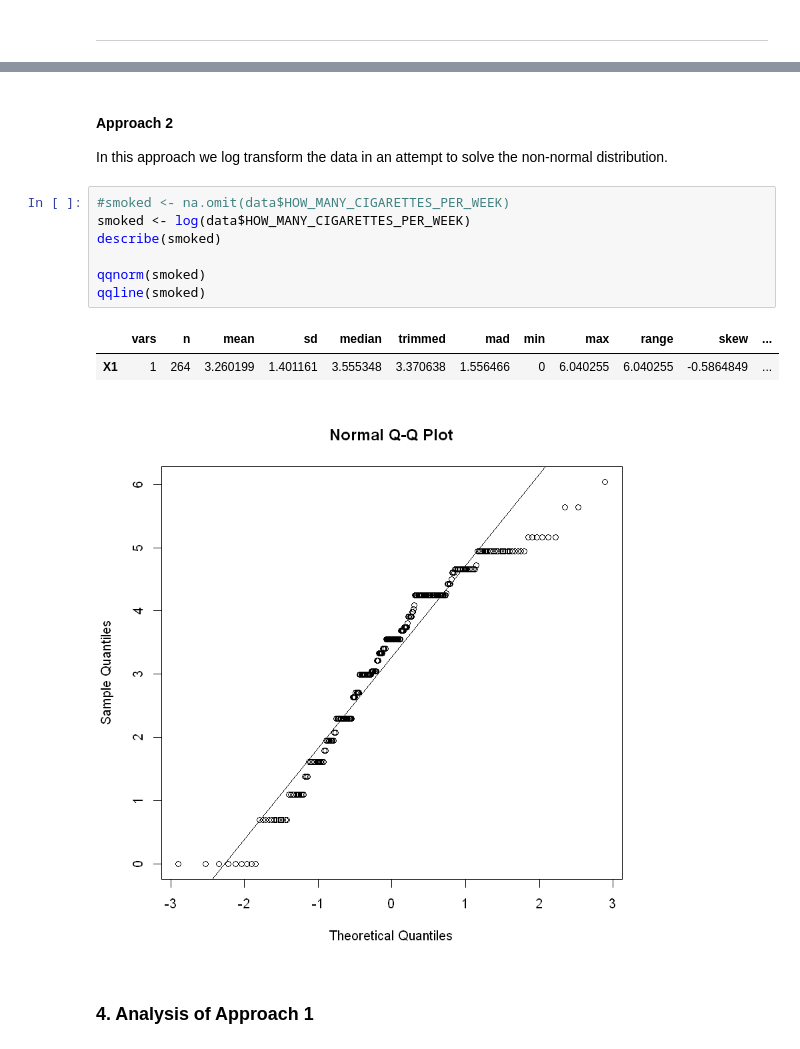
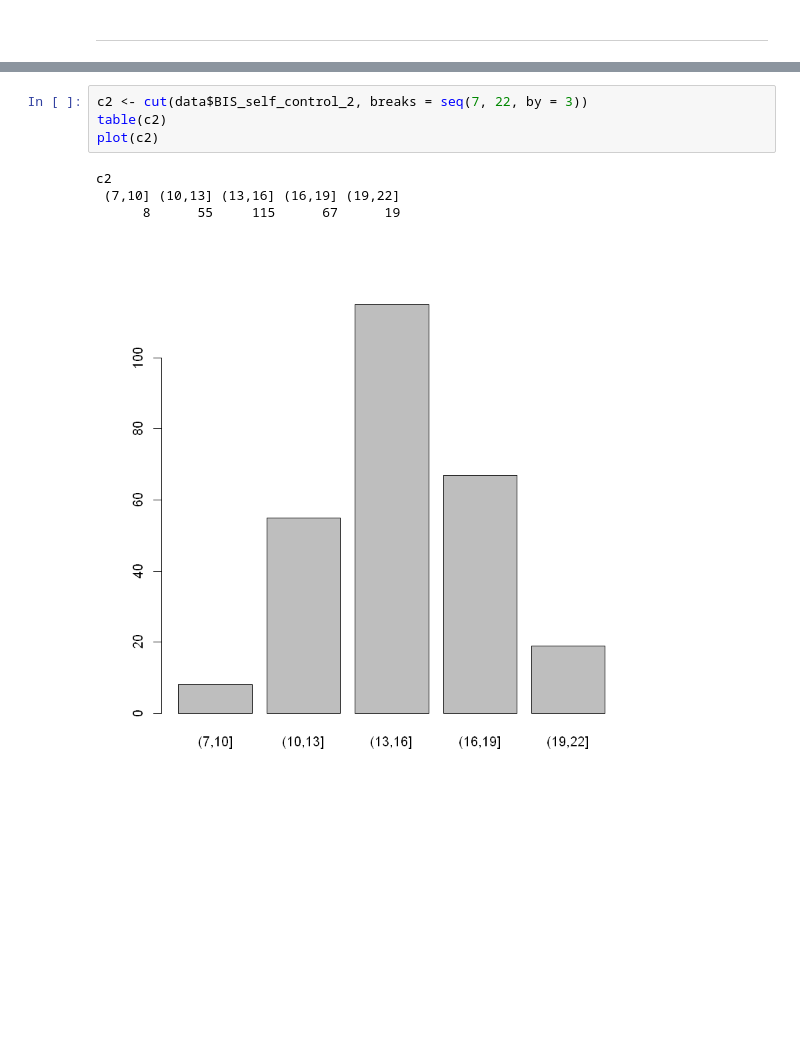
Before and after one commit to FMCumhaill/Risk-Lab-Dublin-Science-Gallery-, a Jupyter notebook: Risk+Taking+Verse+Cigarette+.ipynb, the cells around one changed output, grey strips where cells are left out. Saved outputs shown, nothing was run; the diff lists cells and outputs as text; blank space fills up the shorter version.

```diff
--- a/Risk+Taking+Verse+Cigarette+.ipynb
+++ b/Risk+Taking+Verse+Cigarette+.ipynb
@@ -93,20 +97,13 @@ c1
    (0,25]   (25,50]   (50,75]  (75,100] (100,125] (125,150] (150,175]
       113        47        44         8        19        24         6
 [figure]
-# %% [markdown]
-#### Approach 2
-In this approach we log transform the data in an attempt to solve the non-normal distribution.
-# %%
-#smoked <- na.omit(data$HOW_MANY_CIGARETTES_PER_WEEK)
-smoked <- log(data$HOW_MANY_CIGARETTES_PER_WEEK)
-describe(smoked)
-
-qqnorm(smoked)
-qqline(smoked)
-# %% [output]
-|  | vars | n | mean | sd | median | trimmed | mad | min | max | range | skew | ... |
-| X1 | 1 | 264 | 3.260199 | 1.401161 | 3.555348 | 3.370638 | 1.556466 | 0 | 6.040255 | 6.040255 | -0.5864849 | ... |
-[figure, removed]
-# %% [markdown]
-### 4. Analysis of Approach 1
+# %%
+c2 <- cut(data$BIS_self_control_2, breaks = seq(7, 22, by = 3))
+table(c2)
+plot(c2)
+# %% [output]
+c2
+ (7,10] (10,13] (13,16] (16,19] (19,22]
+      8      55     115      67      19
+[figure, added]
 # %%
```
Also changed, not shown: parts of 20 cells of this notebook, 4 other files.
